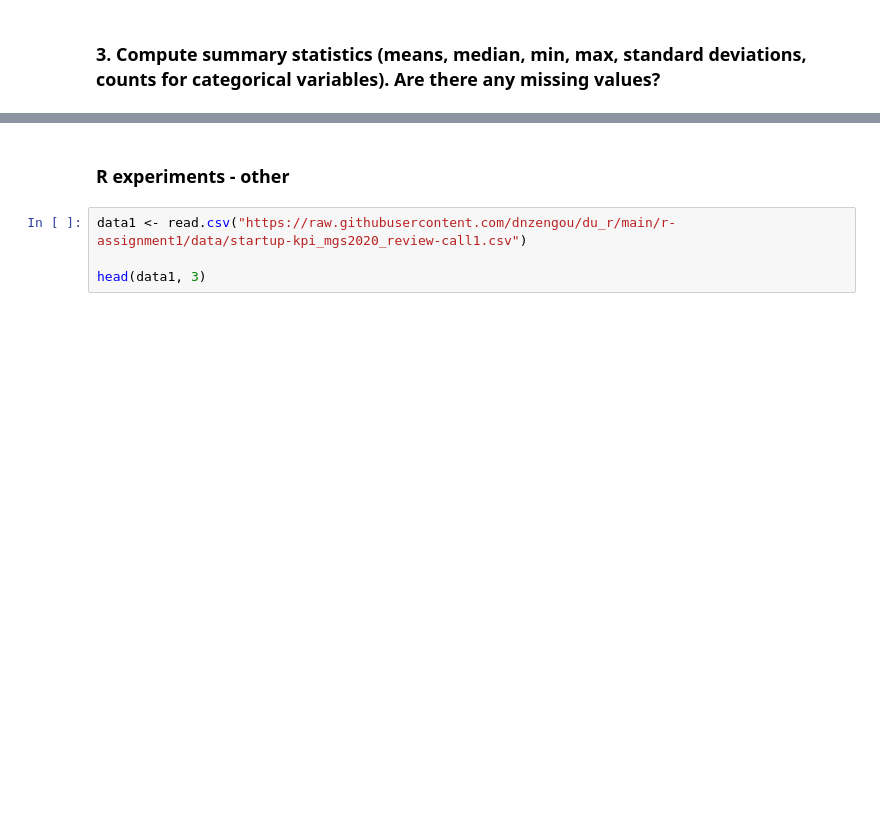
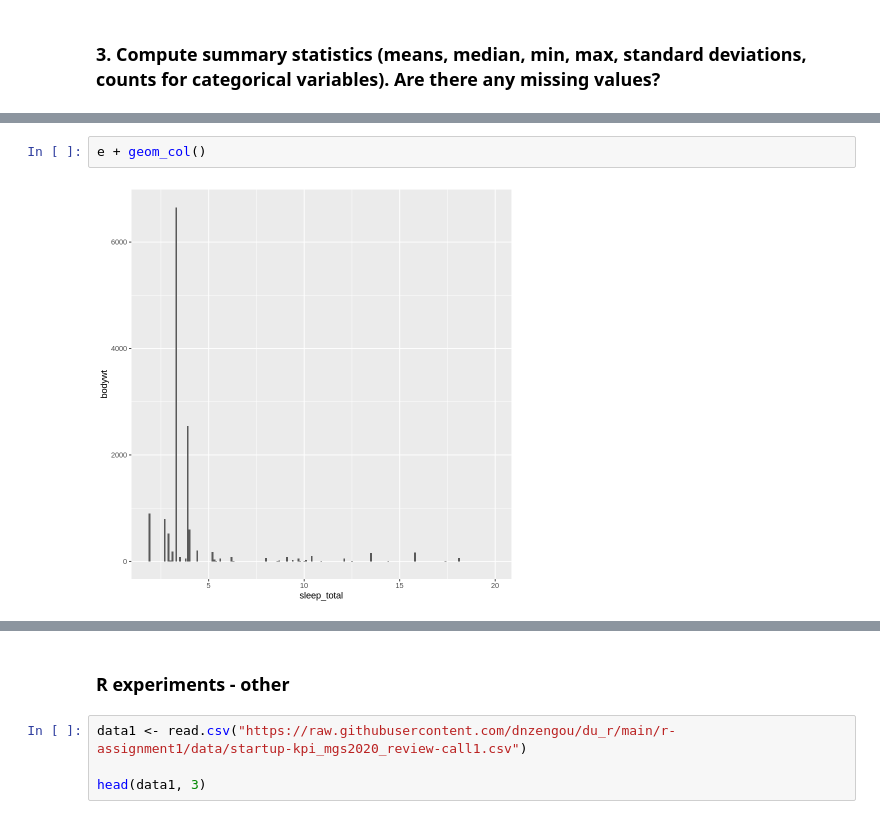
Before and after one commit to dnzengou/du_r, a Jupyter notebook: r-experiments/r_experiements_R.ipynb, the cells around one changed output, grey strips where cells are left out. Saved outputs shown, nothing was run; the diff lists cells and outputs as text; blank space fills up the shorter version.

```diff
--- a/r-experiments/r_experiements_R.ipynb
+++ b/r-experiments/r_experiements_R.ipynb
@@ -140,0 +163,4 @@ A psych: 10 × 13
+# %%
+e + geom_col()
+# %% [output]
+[figure, added]
```
Also changed, not shown: parts of 33 cells of this notebook, 4 other files.
